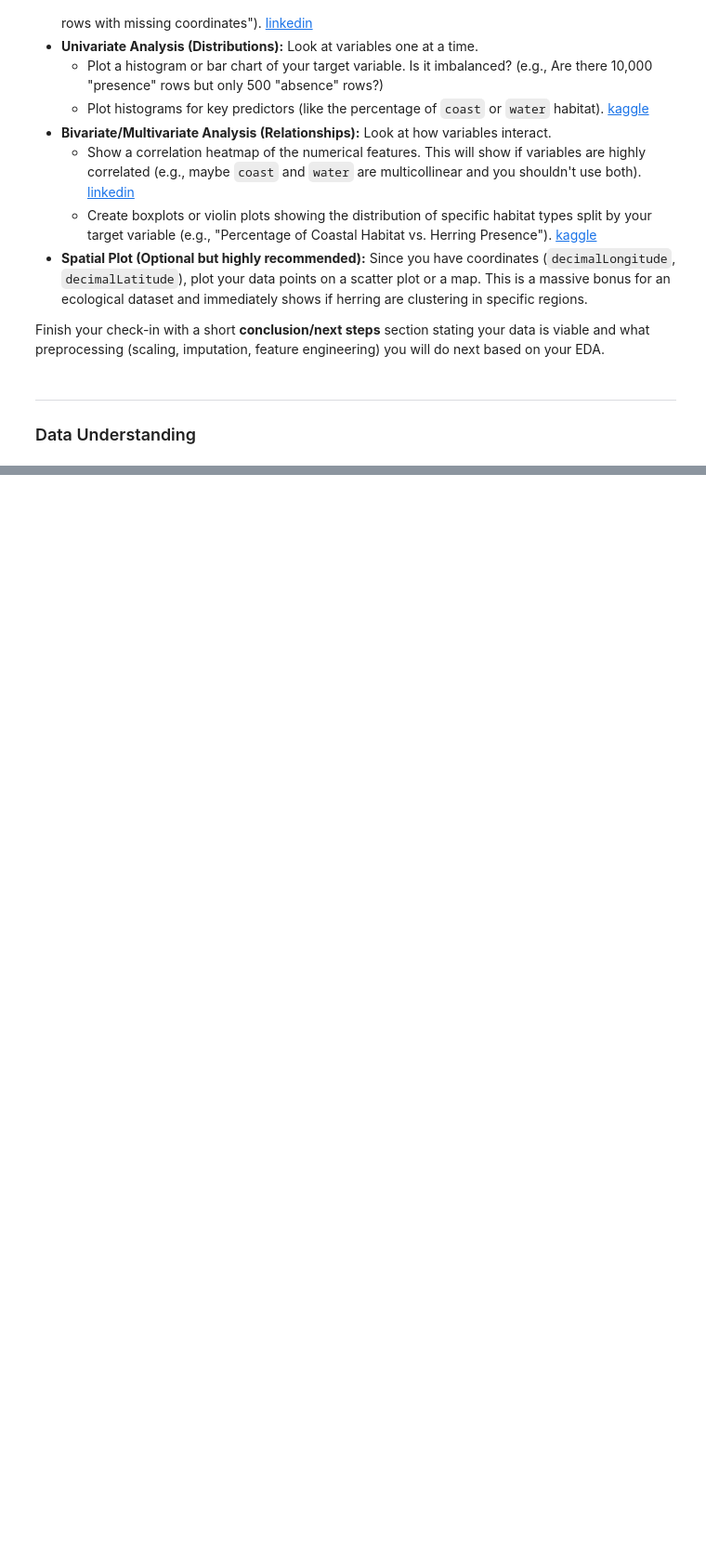
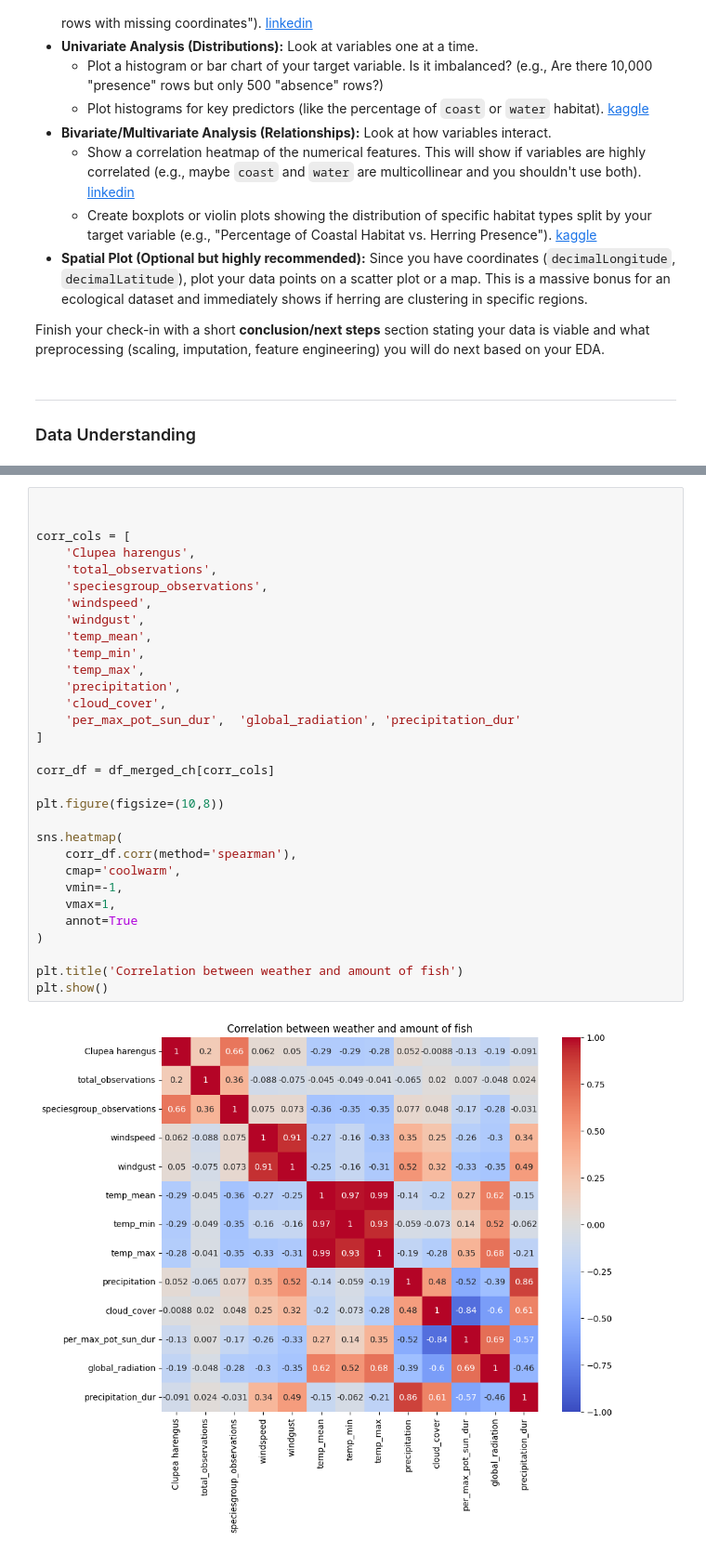
Before and after one commit to strmzi-git/jupyter-exam-03, a Jupyter notebook: Data Science/report.ipynb, the cells around one changed output, grey strips where cells are left out. Shown at 93% size. Cells and saved outputs as stored; diff of their text form; blank space fills up the shorter version.

```diff
--- a/Data Science/report.ipynb
+++ b/Data Science/report.ipynb
@@ -241,0 +340,33 @@ plt.show()
+# %%
+
+
+corr_cols = [
+    'Clupea harengus',
+    'total_observations',
+    'speciesgroup_observations',
+    'windspeed',
+    'windgust',
+    'temp_mean',
+    'temp_min',
+    'temp_max',
+    'precipitation',
+    'cloud_cover',
+    'per_max_pot_sun_dur',	'global_radiation',	'precipitation_dur'
+]
+
+corr_df = df_merged_ch[corr_cols]
+
+plt.figure(figsize=(10,8))
+
+sns.heatmap(
+    corr_df.corr(method='spearman'),
+    cmap='coolwarm',
+    vmin=-1,
+    vmax=1,
+    annot=True
+)
+
+plt.title('Correlation between weather and amount of fish')
+plt.show()
+# %% [output]
+[figure, added]
```
Also changed, not shown: parts of 25 cells of this notebook.
